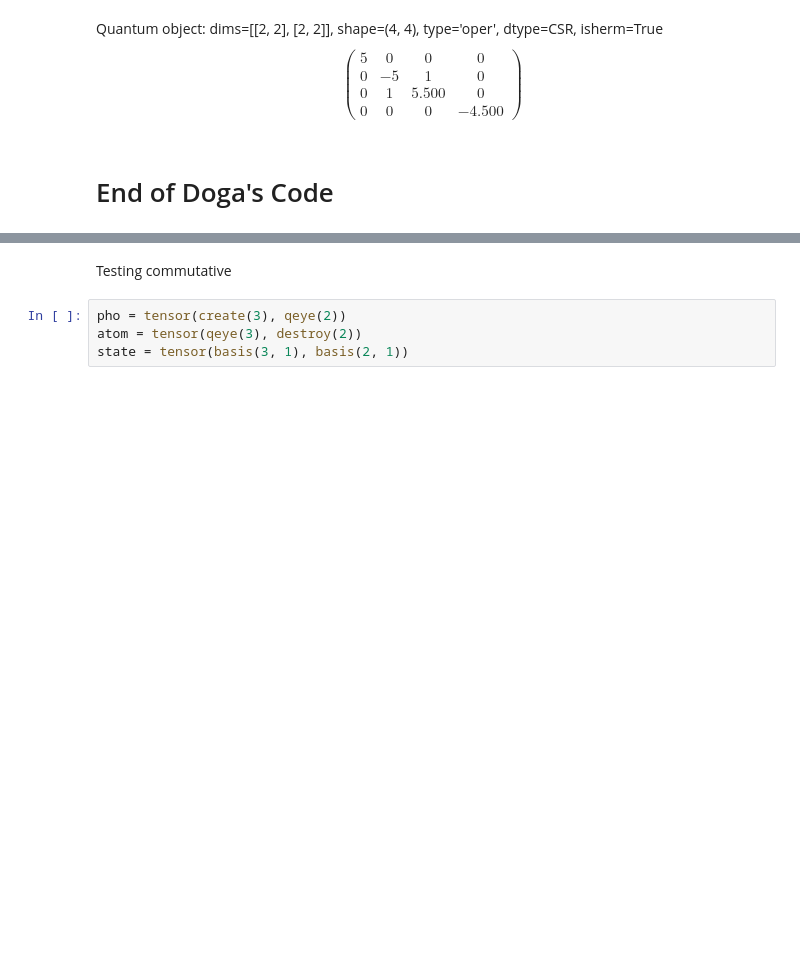
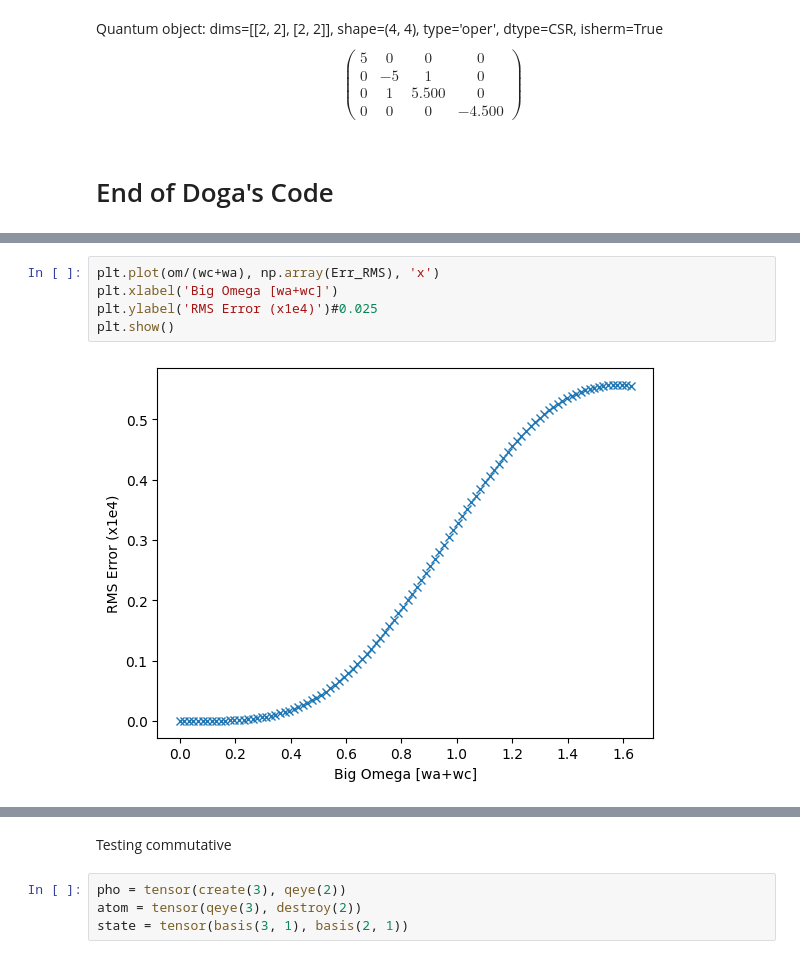
Before and after one commit to Pablo-The-Squirell/Simplest-JC-Model-E-state-Finder, a Jupyter notebook: Codes/qutip_test.ipynb, the cells around one changed output, grey strips where cells are left out. Saved outputs shown, nothing was run; the diff lists cells and outputs as text; blank space fills up the shorter version.

```diff
--- a/Codes/qutip_test.ipynb
+++ b/Codes/qutip_test.ipynb
@@ -644 +695,8 @@ for i in om:
+# %%
+plt.plot(om/(wc+wa), np.array(Err_RMS), 'x')
+plt.xlabel('Big Omega [wa+wc]')
+plt.ylabel('RMS Error (x1e4)')#0.025
+plt.show()
+# %% [output]
+[figure, added]
 # %%
```
Also changed, not shown: parts of 17 cells of this notebook.
